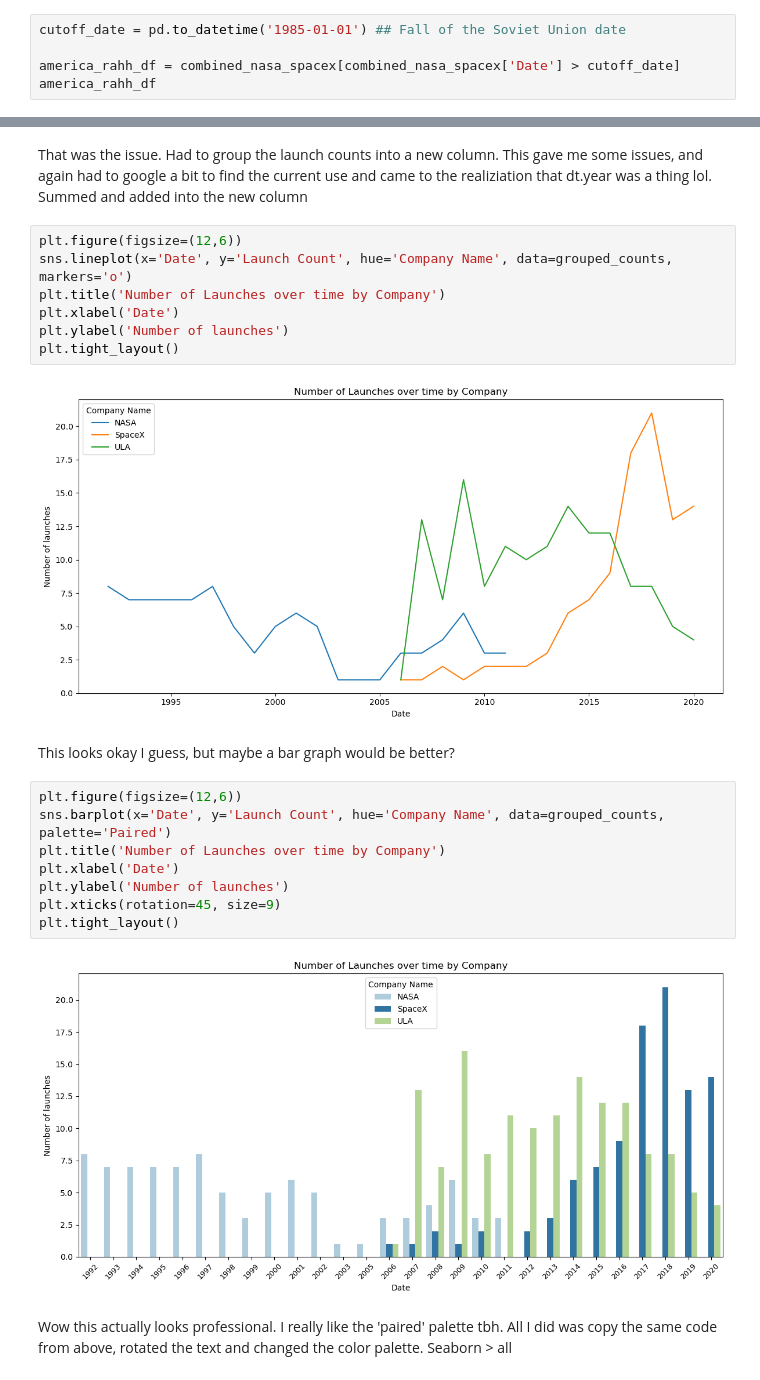
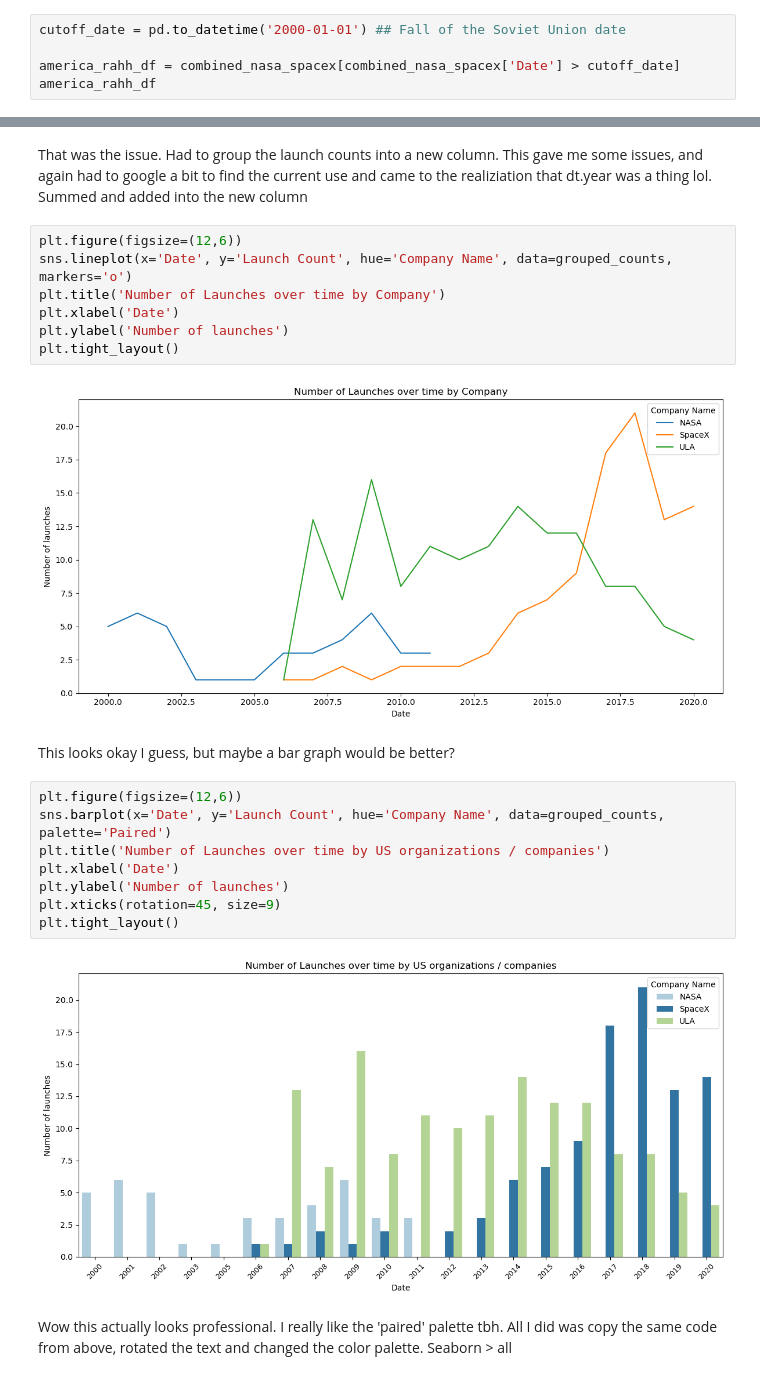
Before and after one commit to ghodgin/space-launch, a Jupyter notebook: launch-exploratory.ipynb, the cells around one changed output, grey strips where cells are left out. Saved outputs shown, nothing was run; the diff lists cells and outputs as text.

Commit message:
Added graphs folder and more work done in notebook

```diff
--- a/launch-exploratory.ipynb
+++ b/launch-exploratory.ipynb
@@ -138,7 +136,7 @@ combined_nasa_spacex
 # %% [markdown]
 This lead to a bit of patriotism on my part. Wanted to combine all the major players that the US had in the game during this timeframe
 # %%
-cutoff_date = pd.to_datetime('1985-01-01') ## Fall of the Soviet Union date
+cutoff_date = pd.to_datetime('2000-01-01') ## Fall of the Soviet Union date
 
 america_rahh_df = combined_nasa_spacex[combined_nasa_spacex['Date'] > cutoff_date]
 america_rahh_df
@@ -224,19 +222,19 @@ plt.xlabel('Date')
 plt.ylabel('Number of launches')
 plt.tight_layout()
 # %% [output]
-[figure, old version]
+[figure, new version]
 # %% [markdown]
 This looks okay I guess, but maybe a bar graph would be better?
 # %%
 plt.figure(figsize=(12,6))
 sns.barplot(x='Date', y='Launch Count', hue='Company Name', data=grouped_counts, palette='Paired')
-plt.title('Number of Launches over time by Company')
+plt.title('Number of Launches over time by US organizations / companies')
 plt.xlabel('Date')
 plt.ylabel('Number of launches')
 plt.xticks(rotation=45, size=9)
 plt.tight_layout()
 # %% [output]
-[figure, old version]
+[figure, new version]
 # %% [markdown]
 Wow this actually looks professional. I really like the 'paired' palette tbh. All I did was copy the same code from above, rotated the text and changed the color palette. Seaborn > all
 # %% [markdown]
```
Also changed, not shown: parts of 16 cells of this notebook, 3 other files.
